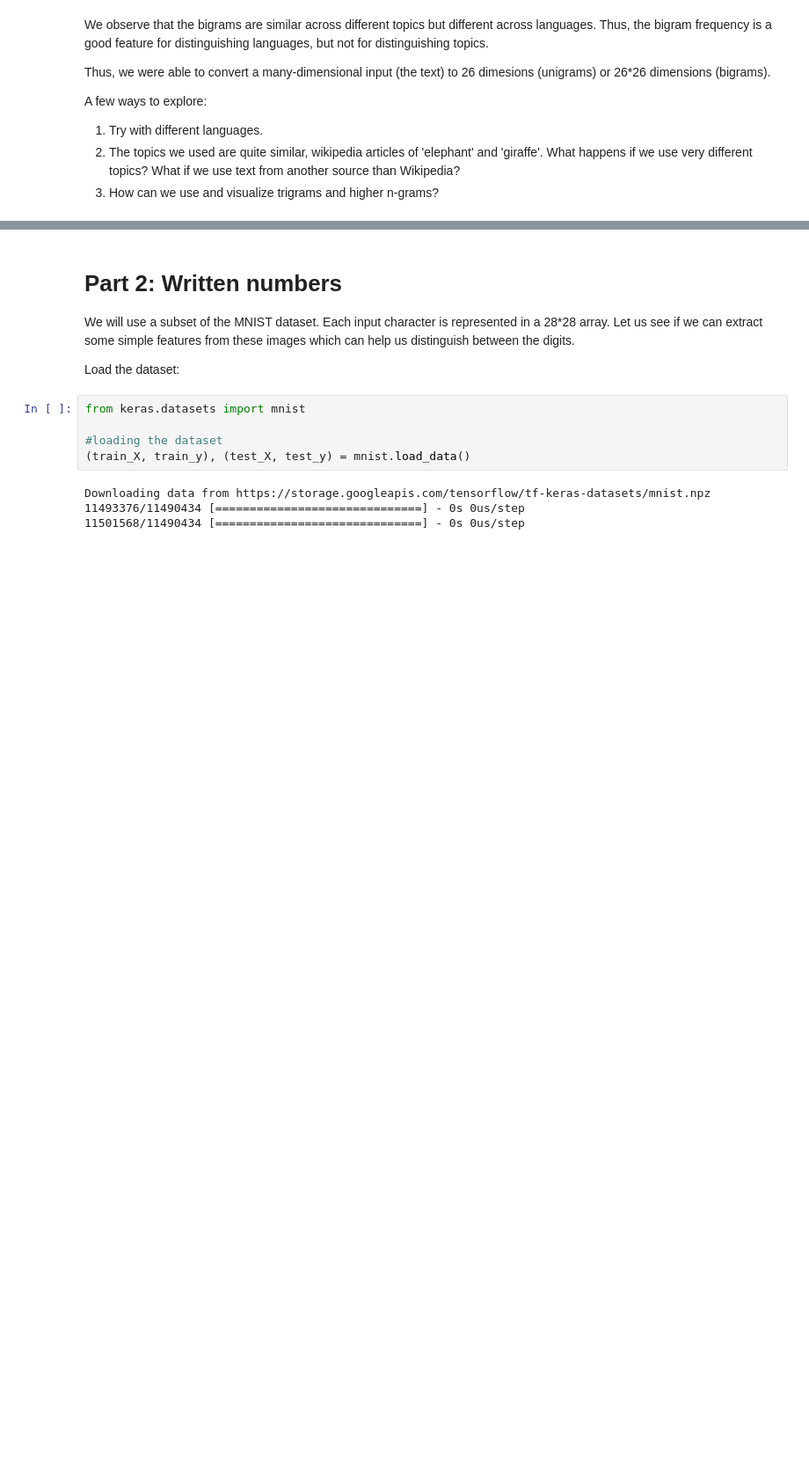
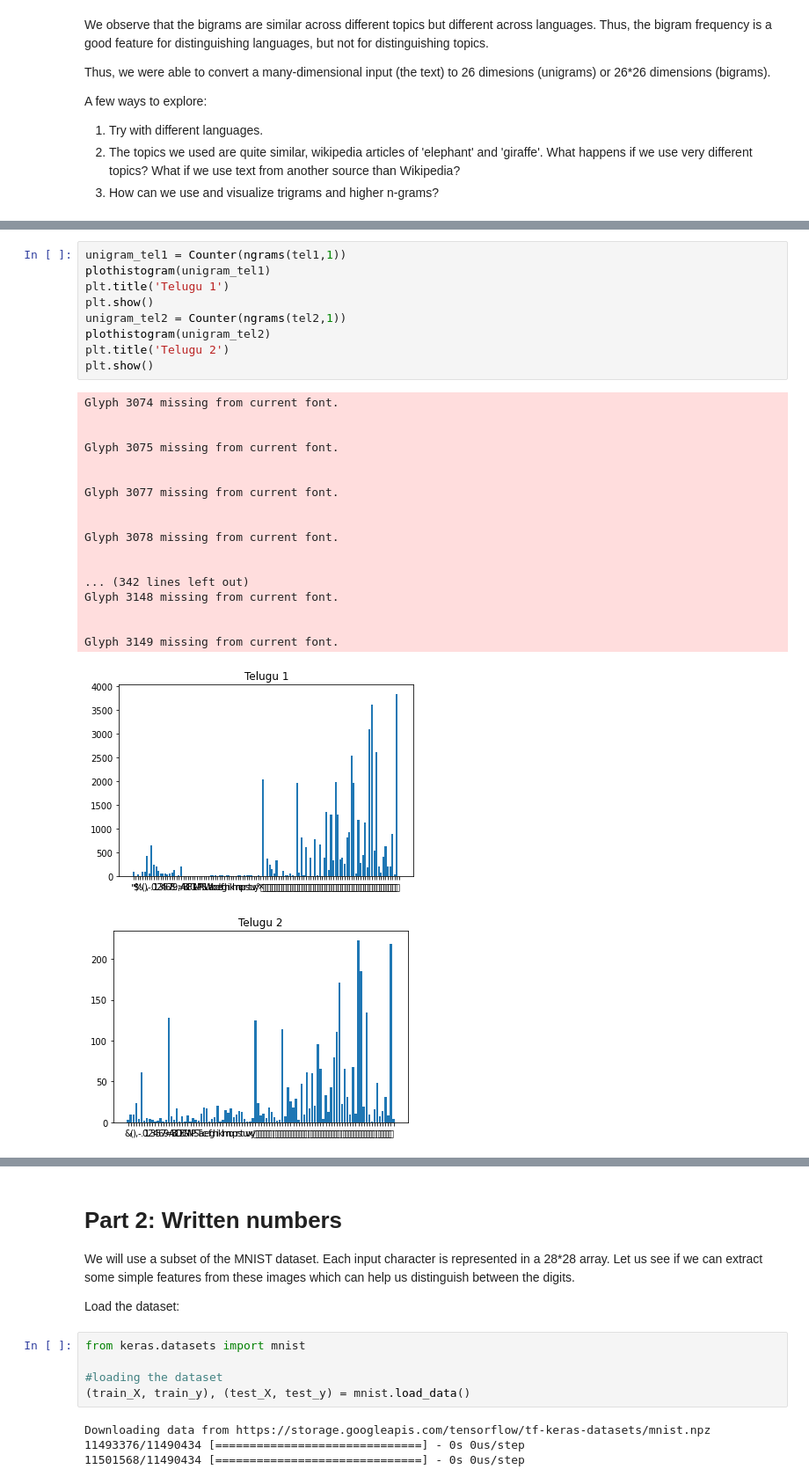
Before and after one commit to Mahendra275/fmml2021, a Jupyter notebook: Lab1_Features.ipynb, the cells around one changed output, grey strips where cells are left out. Shown at 88% size. Cells and saved outputs as stored; diff of their text form; blank space fills up the shorter version.

```diff
--- a/Lab1_Features.ipynb
+++ b/Lab1_Features.ipynb
@@ -238,0 +295,29 @@ A few ways to explore:
+# %%
+unigram_tel1 = Counter(ngrams(tel1,1))
+plothistogram(unigram_tel1)
+plt.title('Telugu 1')
+plt.show()
+unigram_tel2 = Counter(ngrams(tel2,1))
+plothistogram(unigram_tel2)
+plt.title('Telugu 2')
+plt.show()
+# %% [output]
+Glyph 3074 missing from current font.
+
+
+Glyph 3075 missing from current font.
+
+
+Glyph 3077 missing from current font.
+
+
+Glyph 3078 missing from current font.
+
+
+... (342 lines left out)
+Glyph 3148 missing from current font.
+
+
+Glyph 3149 missing from current font.
+[figure, added]
+[figure, added]
```
Also changed, not shown: parts of 15 cells of this notebook.
